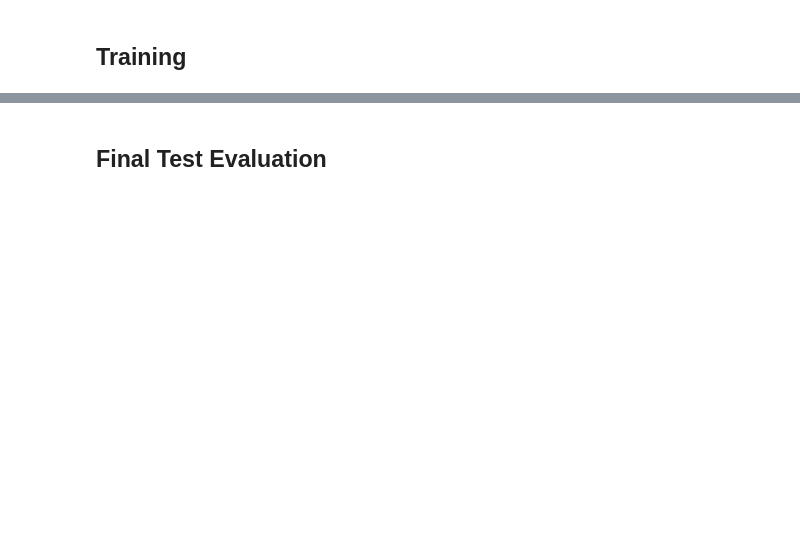
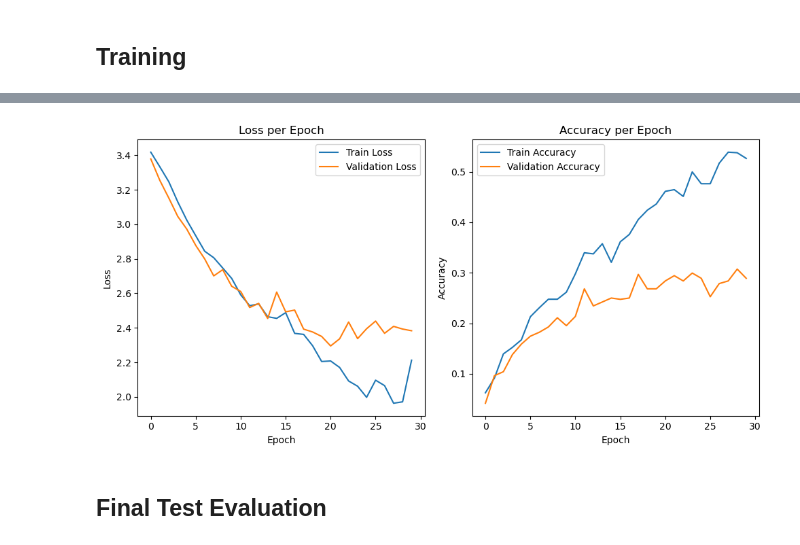
Before and after one commit to winswe/022-ArtificialIntelligenceCrashCourse, a Jupyter notebook: CNN-01-Assigment-gpt.ipynb, the cells around one changed output, grey strips where cells are left out. Drawn from its saved outputs; the diff is of its cells as text; code cells hidden in the pictures; blank space fills up the shorter version.

```diff
--- a/CNN-01-Assigment-gpt.ipynb
+++ b/CNN-01-Assigment-gpt.ipynb
@@ -152,0 +179,21 @@ Epoch 10/10, Loss: 2.5374, Val Acc: 23.70%
+# %%
+# --- 10. Training Loop ---
+num_epochs = 30
+train_losses, val_accuracies = [], []
+train_accuracies, val_losses = [], []
+
+for epoch in range(num_epochs):
+    train_loss = train_epoch(model, train_loader, criterion, optimizer)
+    val_loss = compute_loss(model, val_loader, criterion)
+    train_acc = evaluate(model, train_loader)
+    val_acc = evaluate(model, val_loader)
+    train_losses.append(train_loss)
+    val_losses.append(val_loss)
+    train_accuracies.append(train_acc)
+    val_accuracies.append(val_acc)
+    print(f"Epoch {epoch+1}/{num_epochs}, "
+          f"Train Loss: {train_loss:.4f}, Train Acc: {train_acc:.4f}, "
+          f"Val Loss: {val_loss:.4f}, Val Acc: {val_acc:.4f}")
+    checkpoint_path = f"plant_cnn_epoch{epoch+1}.pth"
+    #torch.save(model.state_dict(), checkpoint_path)
+    #print(f"Model saved to {checkpoint_path}")
@@ -153,2 +218,25 @@ Epoch 10/10, Loss: 2.5374, Val Acc: 23.70%
+# %%
+# --- 11. Plot Training History ---
+plt.figure(figsize=(10,5))
+plt.subplot(1,2,1)
+plt.plot(train_losses, label='Train Loss')
+plt.plot(val_losses, label='Validation Loss')
+plt.xlabel('Epoch')
+plt.ylabel('Loss')
+plt.legend()
+plt.title('Loss per Epoch')
+
+plt.subplot(1,2,2)
+plt.plot(train_accuracies, label='Train Accuracy')
+plt.plot(val_accuracies, label='Validation Accuracy')
+plt.xlabel('Epoch')
+plt.ylabel('Accuracy')
+plt.legend()
+plt.title('Accuracy per Epoch')
+
+plt.tight_layout()
+plt.show()
+# %% [output]
+[figure, added]
 # %% [markdown]
 ## Final Test Evaluation
```
Also changed, not shown: parts of 15 cells of this notebook.
